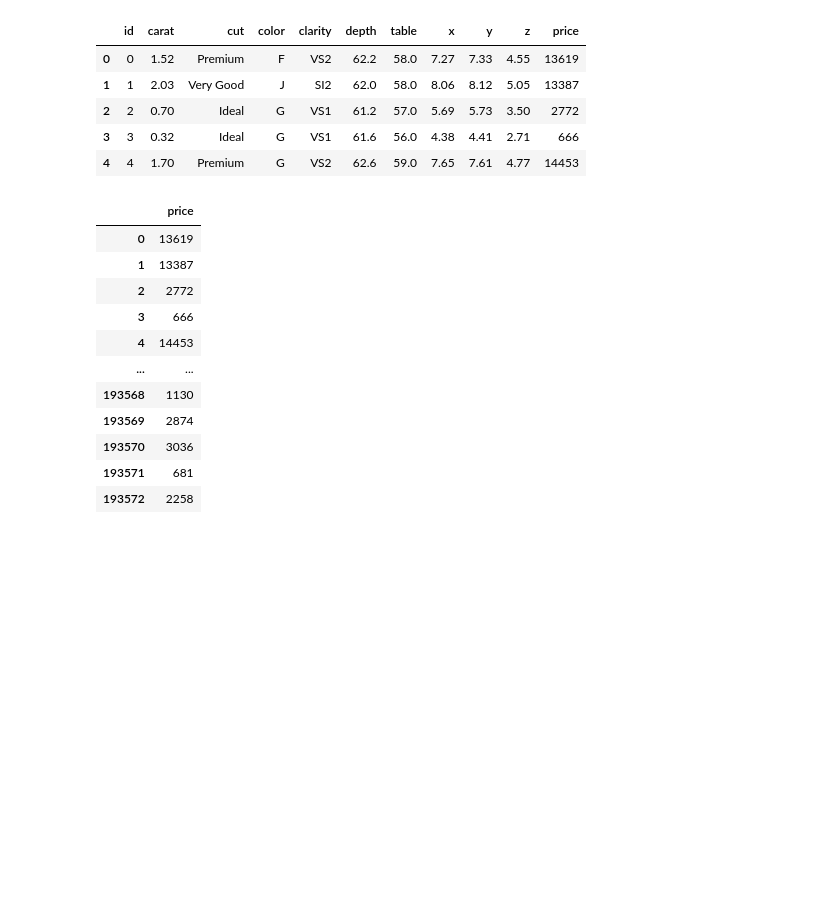
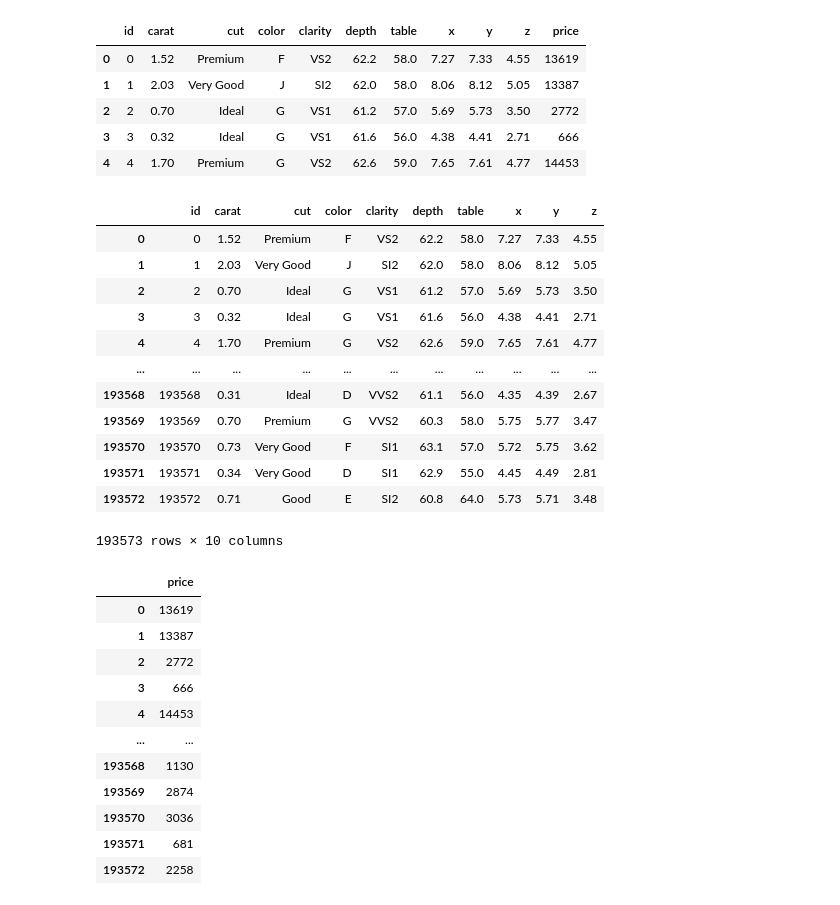
Before and after one commit to tanu1999/ML_PROJECT_01, a Jupyter notebook: notebook/test.ipynb, the cells around one changed output. Cells and saved outputs as stored; diff of their text form; code cells hidden in the pictures; blank space fills up the shorter version.

```diff
--- a/notebook/test.ipynb
+++ b/notebook/test.ipynb
@@ -188,6 +188,22 @@ df.head()
 # %%
 X = df.drop(labels=['price'],axis=1)
 Y = df[['price']]
+# %%
+X
+# %% [output]
+|  | id | carat | cut | color | clarity | depth | table | x | y | z |
+| 0 | 0 | 1.52 | Premium | F | VS2 | 62.2 | 58.0 | 7.27 | 7.33 | 4.55 |
+| 1 | 1 | 2.03 | Very Good | J | SI2 | 62.0 | 58.0 | 8.06 | 8.12 | 5.05 |
+| 2 | 2 | 0.70 | Ideal | G | VS1 | 61.2 | 57.0 | 5.69 | 5.73 | 3.50 |
+| 3 | 3 | 0.32 | Ideal | G | VS1 | 61.6 | 56.0 | 4.38 | 4.41 | 2.71 |
+| 4 | 4 | 1.70 | Premium | G | VS2 | 62.6 | 59.0 | 7.65 | 7.61 | 4.77 |
+| ... | ... | ... | ... | ... | ... | ... | ... | ... | ... | ... |
+| 193568 | 193568 | 0.31 | Ideal | D | VVS2 | 61.1 | 56.0 | 4.35 | 4.39 | 2.67 |
+| 193569 | 193569 | 0.70 | Premium | G | VVS2 | 60.3 | 58.0 | 5.75 | 5.77 | 3.47 |
+| 193570 | 193570 | 0.73 | Very Good | F | SI1 | 63.1 | 57.0 | 5.72 | 5.75 | 3.62 |
+| 193571 | 193571 | 0.34 | Very Good | D | SI1 | 62.9 | 55.0 | 4.45 | 4.49 | 2.81 |
+| 193572 | 193572 | 0.71 | Good | E | SI2 | 60.8 | 64.0 | 5.73 | 5.71 | 3.48 |
+193573 rows × 10 columns
 # %%
 Y
 # %% [output]
```
Also changed, not shown: parts of 11 cells of this notebook, 16 other files.
